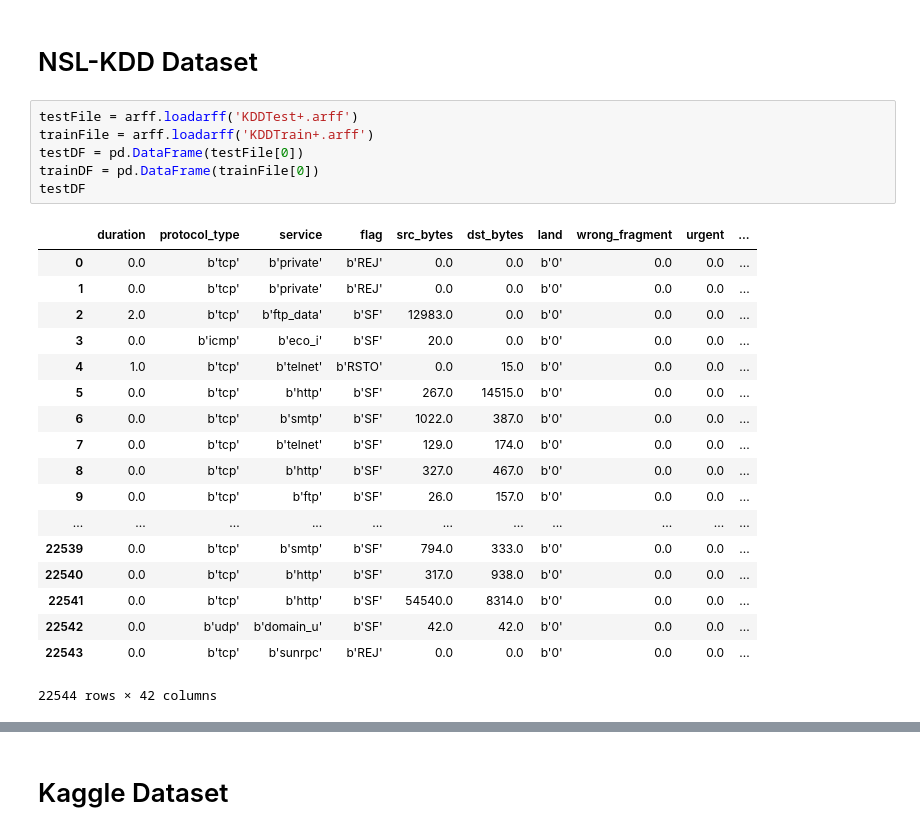
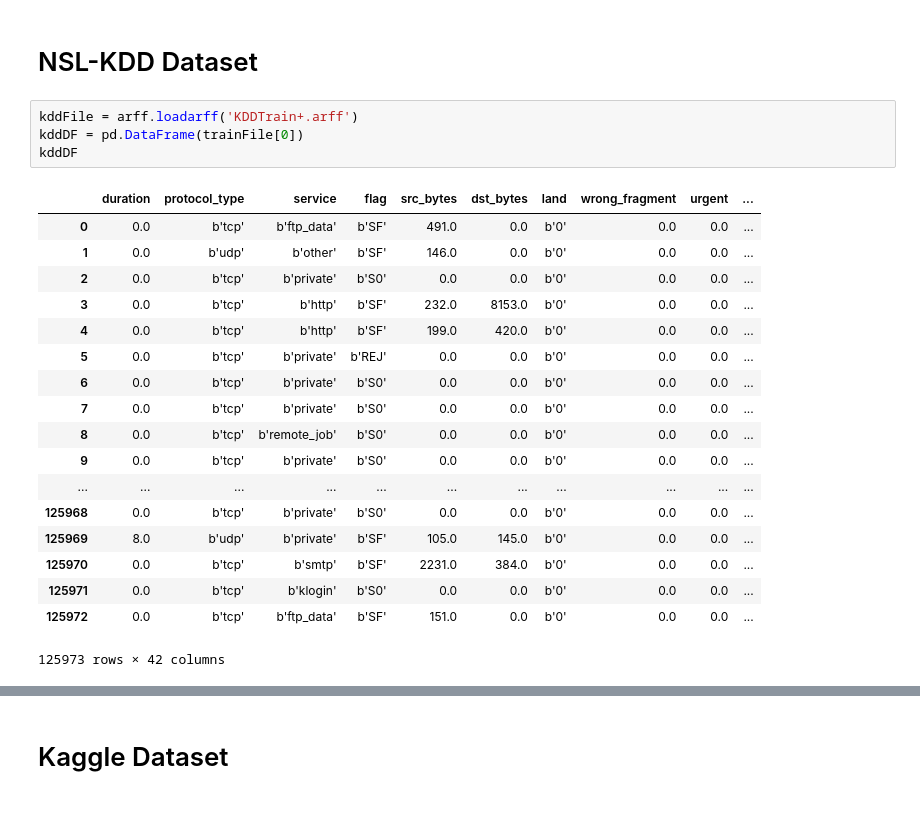
Before and after one commit to BaiKongQue/CSCI-191T_Security_Group, a Jupyter notebook: Security Group Project.ipynb, the cells around one changed output, grey strips where cells are left out. Drawn from its saved outputs; the diff is of its cells as text.

```diff
--- a/Security Group Project.ipynb
+++ b/Security Group Project.ipynb
@@ -41,28 +41,26 @@ def find_k_graph(kTests, data):
 # %% [markdown]
 # NSL-KDD Dataset
 # %%
-testFile = arff.loadarff('KDDTest+.arff')
-trainFile = arff.loadarff('KDDTrain+.arff')
-testDF = pd.DataFrame(testFile[0])
-trainDF = pd.DataFrame(trainFile[0])
-testDF
+kddFile = arff.loadarff('KDDTrain+.arff')
+kddDF = pd.DataFrame(trainFile[0])
+kddDF
 # %% [output]
 |  | duration | protocol_type | service | flag | src_bytes | dst_bytes | land | wrong_fragment | urgent | ... |
-| 0 | 0.0 | b'tcp' | b'private' | b'REJ' | 0.0 | 0.0 | b'0' | 0.0 | 0.0 | ... |
-| 1 | 0.0 | b'tcp' | b'private' | b'REJ' | 0.0 | 0.0 | b'0' | 0.0 | 0.0 | ... |
-| 2 | 2.0 | b'tcp' | b'ftp_data' | b'SF' | 12983.0 | 0.0 | b'0' | 0.0 | 0.0 | ... |
-| 3 | 0.0 | b'icmp' | b'eco_i' | b'SF' | 20.0 | 0.0 | b'0' | 0.0 | 0.0 | ... |
-| 4 | 1.0 | b'tcp' | b'telnet' | b'RSTO' | 0.0 | 15.0 | b'0' | 0.0 | 0.0 | ... |
-| 5 | 0.0 | b'tcp' | b'http' | b'SF' | 267.0 | 14515.0 | b'0' | 0.0 | 0.0 | ... |
-| 6 | 0.0 | b'tcp' | b'smtp' | b'SF' | 1022.0 | 387.0 | b'0' | 0.0 | 0.0 | ... |
-| 7 | 0.0 | b'tcp' | b'telnet' | b'SF' | 129.0 | 174.0 | b'0' | 0.0 | 0.0 | ... |
-| 8 | 0.0 | b'tcp' | b'http' | b'SF' | 327.0 | 467.0 | b'0' | 0.0 | 0.0 | ... |
-| 9 | 0.0 | b'tcp' | b'ftp' | b'SF' | 26.0 | 157.0 | b'0' | 0.0 | 0.0 | ... |
+| 0 | 0.0 | b'tcp' | b'ftp_data' | b'SF' | 491.0 | 0.0 | b'0' | 0.0 | 0.0 | ... |
+| 1 | 0.0 | b'udp' | b'other' | b'SF' | 146.0 | 0.0 | b'0' | 0.0 | 0.0 | ... |
+| 2 | 0.0 | b'tcp' | b'private' | b'S0' | 0.0 | 0.0 | b'0' | 0.0 | 0.0 | ... |
+| 3 | 0.0 | b'tcp' | b'http' | b'SF' | 232.0 | 8153.0 | b'0' | 0.0 | 0.0 | ... |
+| 4 | 0.0 | b'tcp' | b'http' | b'SF' | 199.0 | 420.0 | b'0' | 0.0 | 0.0 | ... |
+| 5 | 0.0 | b'tcp' | b'private' | b'REJ' | 0.0 | 0.0 | b'0' | 0.0 | 0.0 | ... |
+| 6 | 0.0 | b'tcp' | b'private' | b'S0' | 0.0 | 0.0 | b'0' | 0.0 | 0.0 | ... |
+| 7 | 0.0 | b'tcp' | b'private' | b'S0' | 0.0 | 0.0 | b'0' | 0.0 | 0.0 | ... |
+| 8 | 0.0 | b'tcp' | b'remote_job' | b'S0' | 0.0 | 0.0 | b'0' | 0.0 | 0.0 | ... |
+| 9 | 0.0 | b'tcp' | b'private' | b'S0' | 0.0 | 0.0 | b'0' | 0.0 | 0.0 | ... |
 | ... | ... | ... | ... | ... | ... | ... | ... | ... | ... | ... |
-| 22539 | 0.0 | b'tcp' | b'smtp' | b'SF' | 794.0 | 333.0 | b'0' | 0.0 | 0.0 | ... |
-| 22540 | 0.0 | b'tcp' | b'http' | b'SF' | 317.0 | 938.0 | b'0' | 0.0 | 0.0 | ... |
-| 22541 | 0.0 | b'tcp' | b'http' | b'SF' | 54540.0 | 8314.0 | b'0' | 0.0 | 0.0 | ... |
-| 22542 | 0.0 | b'udp' | b'domain_u' | b'SF' | 42.0 | 42.0 | b'0' | 0.0 | 0.0 | ... |
-| 22543 | 0.0 | b'tcp' | b'sunrpc' | b'REJ' | 0.0 | 0.0 | b'0' | 0.0 | 0.0 | ... |
+| 125968 | 0.0 | b'tcp' | b'private' | b'S0' | 0.0 | 0.0 | b'0' | 0.0 | 0.0 | ... |
+| 125969 | 8.0 | b'udp' | b'private' | b'SF' | 105.0 | 145.0 | b'0' | 0.0 | 0.0 | ... |
+| 125970 | 0.0 | b'tcp' | b'smtp' | b'SF' | 2231.0 | 384.0 | b'0' | 0.0 | 0.0 | ... |
+| 125971 | 0.0 | b'tcp' | b'klogin' | b'S0' | 0.0 | 0.0 | b'0' | 0.0 | 0.0 | ... |
+| 125972 | 0.0 | b'tcp' | b'ftp_data' | b'SF' | 151.0 | 0.0 | b'0' | 0.0 | 0.0 | ... |
-22544 rows × 42 columns
+125973 rows × 42 columns
 # %%
```
Also changed, not shown: parts of 14 cells of this notebook.
